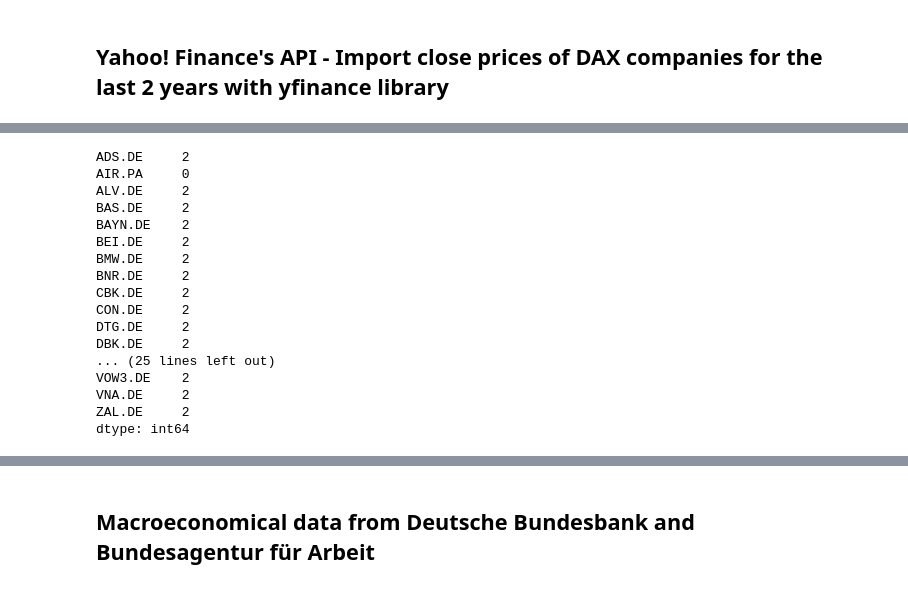
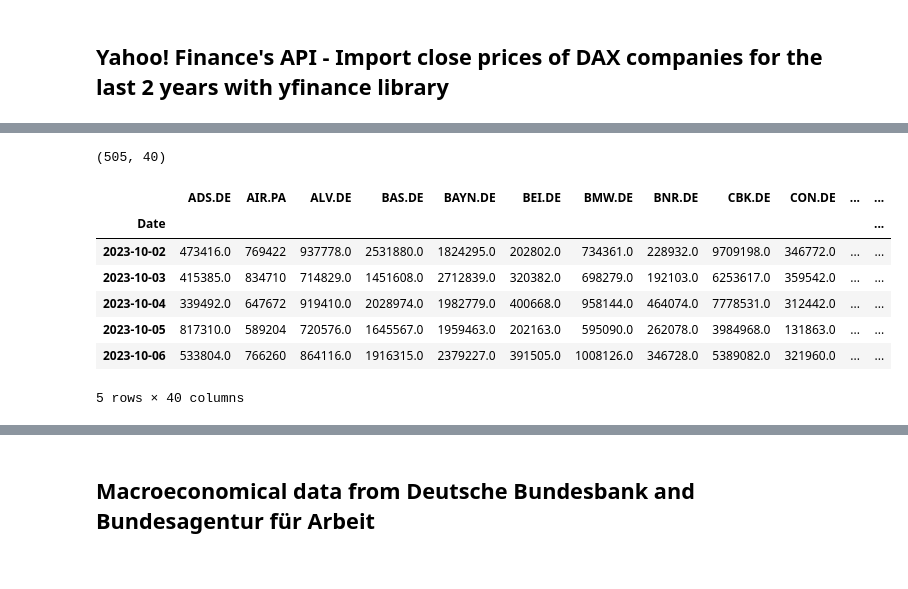
Before and after one commit to TebasMartinez/DA-DAX, a Jupyter notebook: Data Retrieval.ipynb, the cells around one changed output, grey strips where cells are left out. Cells and saved outputs as stored; diff of their text form; code cells hidden in the pictures.

Commit message:
Add DAX volumes data

```diff
--- a/Data Retrieval.ipynb
+++ b/Data Retrieval.ipynb
@@ -90,20 +93,15 @@ close_prices.head()
 # %%
-close_prices.isnull().sum()
+volumes = pd.DataFrame({t: data[t]['Volume'] for t in tickers_yahoo})
+volumes.dropna(inplace=True)
+print(volumes.shape)
+volumes.head()
 # %% [output]
-ADS.DE     2
-AIR.PA     0
-ALV.DE     2
-BAS.DE     2
-BAYN.DE    2
-BEI.DE     2
-BMW.DE     2
-BNR.DE     2
-CBK.DE     2
-CON.DE     2
-DTG.DE     2
-DBK.DE     2
-... (25 lines left out)
-VOW3.DE    2
-VNA.DE     2
-ZAL.DE     2
-dtype: int64
+(505, 40)
+|  | ADS.DE | AIR.PA | ALV.DE | BAS.DE | BAYN.DE | BEI.DE | BMW.DE | BNR.DE | CBK.DE | CON.DE | ... | ... |
+| Date |  |  |  |  |  |  |  |  |  |  |  | ... |
+| 2023-10-02 | 473416.0 | 769422 | 937778.0 | 2531880.0 | 1824295.0 | 202802.0 | 734361.0 | 228932.0 | 9709198.0 | 346772.0 | ... | ... |
+| 2023-10-03 | 415385.0 | 834710 | 714829.0 | 1451608.0 | 2712839.0 | 320382.0 | 698279.0 | 192103.0 | 6253617.0 | 359542.0 | ... | ... |
+| 2023-10-04 | 339492.0 | 647672 | 919410.0 | 2028974.0 | 1982779.0 | 400668.0 | 958144.0 | 464074.0 | 7778531.0 | 312442.0 | ... | ... |
+| 2023-10-05 | 817310.0 | 589204 | 720576.0 | 1645567.0 | 1959463.0 | 202163.0 | 595090.0 | 262078.0 | 3984968.0 | 131863.0 | ... | ... |
+| 2023-10-06 | 533804.0 | 766260 | 864116.0 | 1916315.0 | 2379227.0 | 391505.0 | 1008126.0 | 346728.0 | 5389082.0 | 321960.0 | ... | ... |
+5 rows × 40 columns
```
Also changed, not shown: parts of 4 cells of this notebook.
